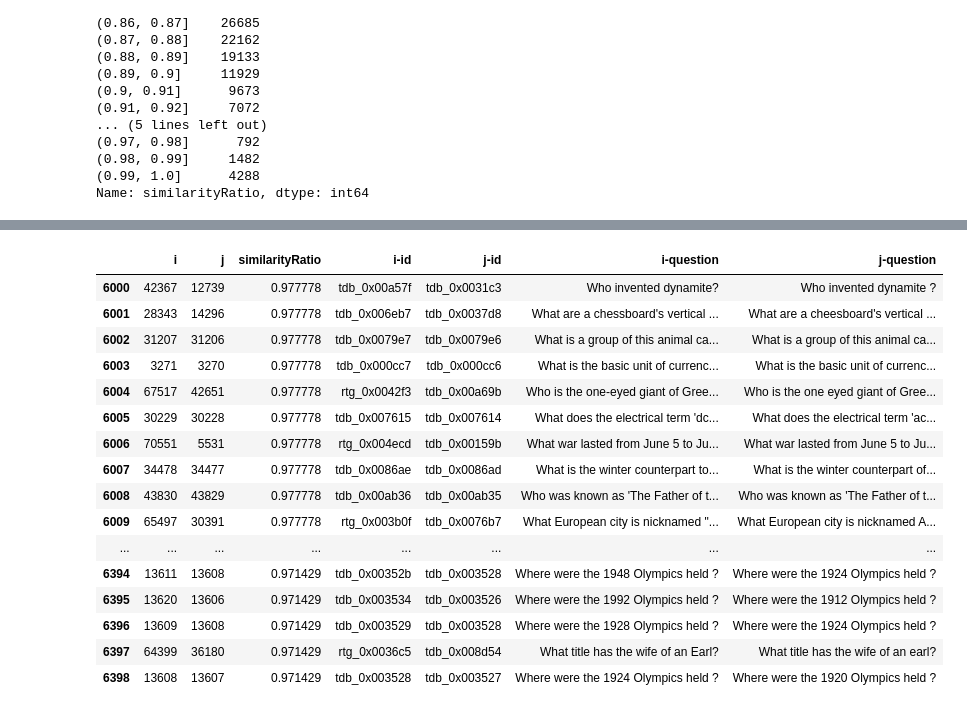
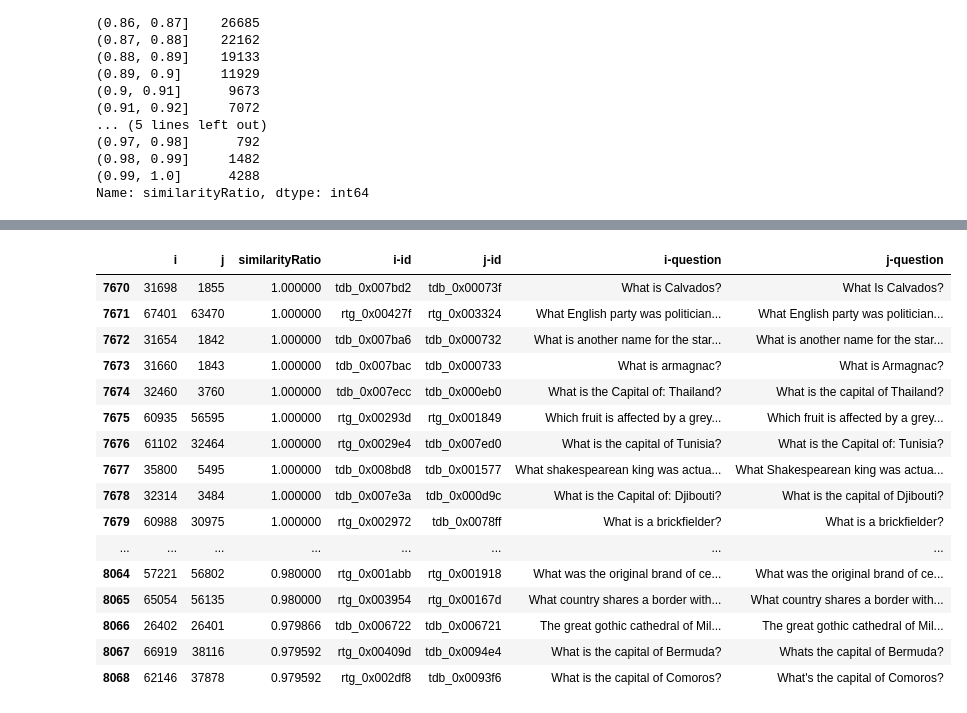
Before and after one commit to fvlo/td-data-analysis, a Jupyter notebook: workproduct-notebooks/t-analysis-overlapAnalysis.ipynb, the cells around one changed output, grey strips where cells are left out. Cells and saved outputs as stored; diff of their text form; code cells hidden in the pictures.

```diff
--- a/workproduct-notebooks/t-analysis-overlapAnalysis.ipynb
+++ b/workproduct-notebooks/t-analysis-overlapAnalysis.ipynb
@@ -54,3 +24,6 @@ Wall time: 56min 36s
+# %%
+similToPlot = pd.read_pickle('../workproduct-files/valuableMilestones/FullSimilarityComparison_run1.pkl')
+similToPlot2 = pd.read_pickle('../workproduct-files/similarityMatrix/FullSimilarityComparison.pkl')
 # %%
 %%time
 bins = pd.cut(similToPlot['similarityRatio'], bins = np.linspace(0.8, 1, 21))
@@ -97,6 +121,6 @@ Wall time: 140 ms
 # dfStyler.set_table_styles([dict(selector='th', props=[('text-align', 'left')])])
 # dfStyler
 # %%
-%%time
-similToPlotSorted.iloc[6000:6400]
+# %%time
+similToPlot2.iloc[7670:8100]
 # %% [output]
@@ -104,17 +127,17 @@ Wall time: 1.02 ms
 |  | i | j | similarityRatio | i-id | j-id | i-question | j-question |
-| 6000 | 42367 | 12739 | 0.977778 | tdb_0x00a57f | tdb_0x0031c3 | Who invented dynamite? | Who invented dynamite ? |
-| 6001 | 28343 | 14296 | 0.977778 | tdb_0x006eb7 | tdb_0x0037d8 | What are a chessboard's vertical ... | What are a cheesboard's vertical ... |
-| 6002 | 31207 | 31206 | 0.977778 | tdb_0x0079e7 | tdb_0x0079e6 | What is a group of this animal ca... | What is a group of this animal ca... |
-| 6003 | 3271 | 3270 | 0.977778 | tdb_0x000cc7 | tdb_0x000cc6 | What is the basic unit of currenc... | What is the basic unit of currenc... |
-| 6004 | 67517 | 42651 | 0.977778 | rtg_0x0042f3 | tdb_0x00a69b | Who is the one-eyed giant of Gree... | Who is the one eyed giant of Gree... |
-| 6005 | 30229 | 30228 | 0.977778 | tdb_0x007615 | tdb_0x007614 | What does the electrical term 'dc... | What does the electrical term 'ac... |
-| 6006 | 70551 | 5531 | 0.977778 | rtg_0x004ecd | tdb_0x00159b | What war lasted from June 5 to Ju... | What war lasted from June 5 to Ju... |
-| 6007 | 34478 | 34477 | 0.977778 | tdb_0x0086ae | tdb_0x0086ad | What is the winter counterpart to... | What is the winter counterpart of... |
-| 6008 | 43830 | 43829 | 0.977778 | tdb_0x00ab36 | tdb_0x00ab35 | Who was known as 'The Father of t... | Who was known as 'The Father of t... |
-| 6009 | 65497 | 30391 | 0.977778 | rtg_0x003b0f | tdb_0x0076b7 | What European city is nicknamed "... | What European city is nicknamed A... |
+| 7670 | 31698 | 1855 | 1.000000 | tdb_0x007bd2 | tdb_0x00073f | What is Calvados? | What Is Calvados? |
+| 7671 | 67401 | 63470 | 1.000000 | rtg_0x00427f | rtg_0x003324 | What English party was politician... | What English party was politician... |
+| 7672 | 31654 | 1842 | 1.000000 | tdb_0x007ba6 | tdb_0x000732 | What is another name for the star... | What is another name for the star... |
+| 7673 | 31660 | 1843 | 1.000000 | tdb_0x007bac | tdb_0x000733 | What is armagnac? | What is Armagnac? |
+| 7674 | 32460 | 3760 | 1.000000 | tdb_0x007ecc | tdb_0x000eb0 | What is the Capital of: Thailand? | What is the capital of Thailand? |
+| 7675 | 60935 | 56595 | 1.000000 | rtg_0x00293d | rtg_0x001849 | Which fruit is affected by a grey... | Which fruit is affected by a grey... |
+| 7676 | 61102 | 32464 | 1.000000 | rtg_0x0029e4 | tdb_0x007ed0 | What is the capital of Tunisia? | What is the Capital of: Tunisia? |
+| 7677 | 35800 | 5495 | 1.000000 | tdb_0x008bd8 | tdb_0x001577 | What shakespearean king was actua... | What Shakespearean king was actua... |
+| 7678 | 32314 | 3484 | 1.000000 | tdb_0x007e3a | tdb_0x000d9c | What is the Capital of: Djibouti? | What is the capital of Djibouti? |
+| 7679 | 60988 | 30975 | 1.000000 | rtg_0x002972 | tdb_0x0078ff | What is a brickfielder? | What is a brickfielder? |
 | ... | ... | ... | ... | ... | ... | ... | ... |
-| 6394 | 13611 | 13608 | 0.971429 | tdb_0x00352b | tdb_0x003528 | Where were the 1948 Olympics held ? | Where were the 1924 Olympics held ? |
-| 6395 | 13620 | 13606 | 0.971429 | tdb_0x003534 | tdb_0x003526 | Where were the 1992 Olympics held ? | Where were the 1912 Olympics held ? |
-| 6396 | 13609 | 13608 | 0.971429 | tdb_0x003529 | tdb_0x003528 | Where were the 1928 Olympics held ? | Where were the 1924 Olympics held ? |
-| 6397 | 64399 | 36180 | 0.971429 | rtg_0x0036c5 | tdb_0x008d54 | What title has the wife of an Earl? | What title has the wife of an earl? |
-| 6398 | 13608 | 13607 | 0.971429 | tdb_0x003528 | tdb_0x003527 | Where were the 1924 Olympics held ? | Where were the 1920 Olympics held ? |
+| 8064 | 57221 | 56802 | 0.980000 | rtg_0x001abb | rtg_0x001918 | What was the original brand of ce... | What was the original brand of ce... |
+| 8065 | 65054 | 56135 | 0.980000 | rtg_0x003954 | rtg_0x00167d | What country shares a border with... | What country shares a border with... |
+| 8066 | 26402 | 26401 | 0.979866 | tdb_0x006722 | tdb_0x006721 | The great gothic cathedral of Mil... | The great gothic cathedral of Mil... |
+| 8067 | 66919 | 38116 | 0.979592 | rtg_0x00409d | tdb_0x0094e4 | What is the capital of Bermuda? | Whats the capital of Bermuda? |
+| 8068 | 62146 | 37878 | 0.979592 | rtg_0x002df8 | tdb_0x0093f6 | What is the capital of Comoros? | What's the capital of Comoros? |
```
Also changed, not shown: parts of 11 cells of this notebook, 16 other files.
